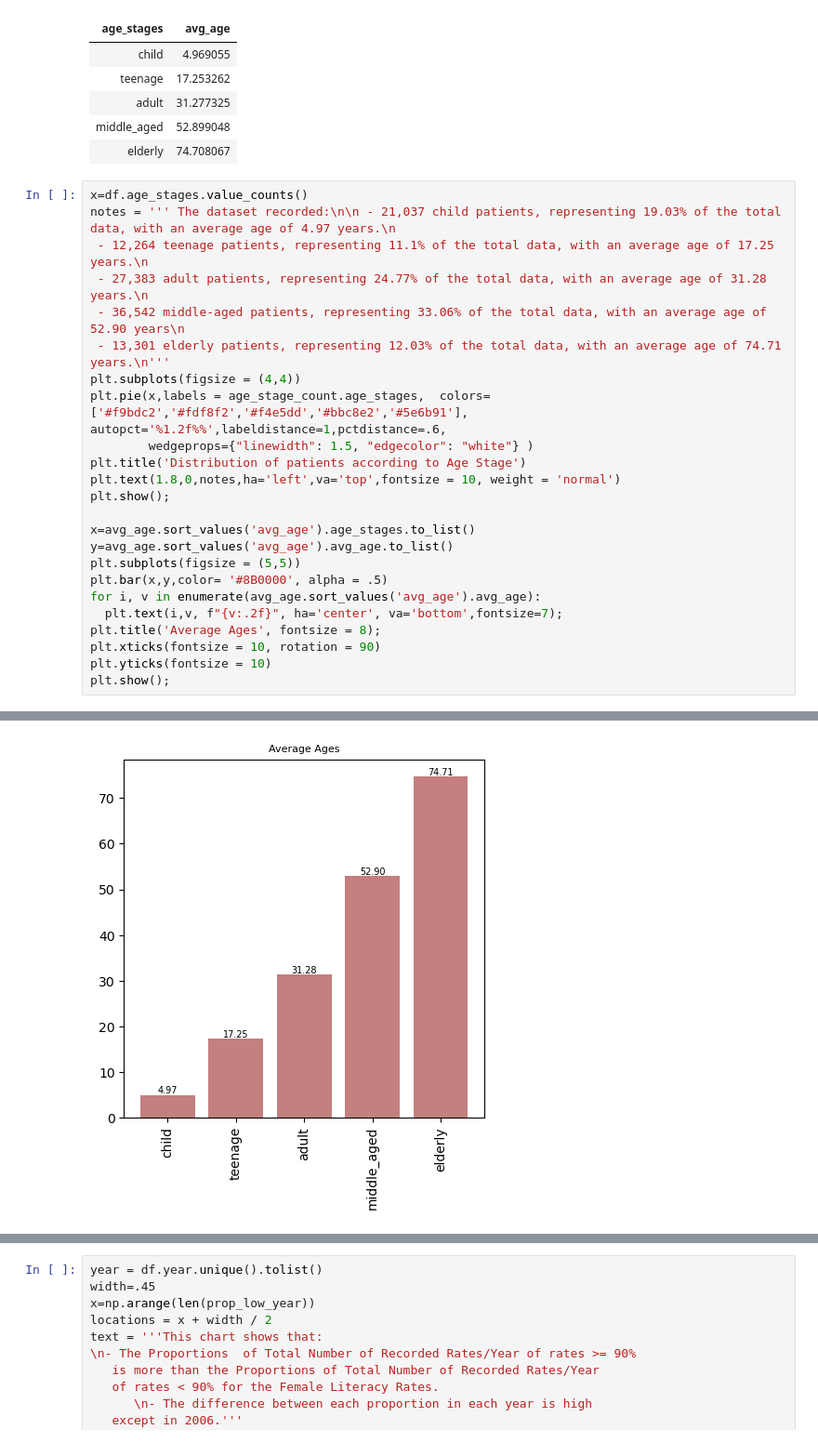
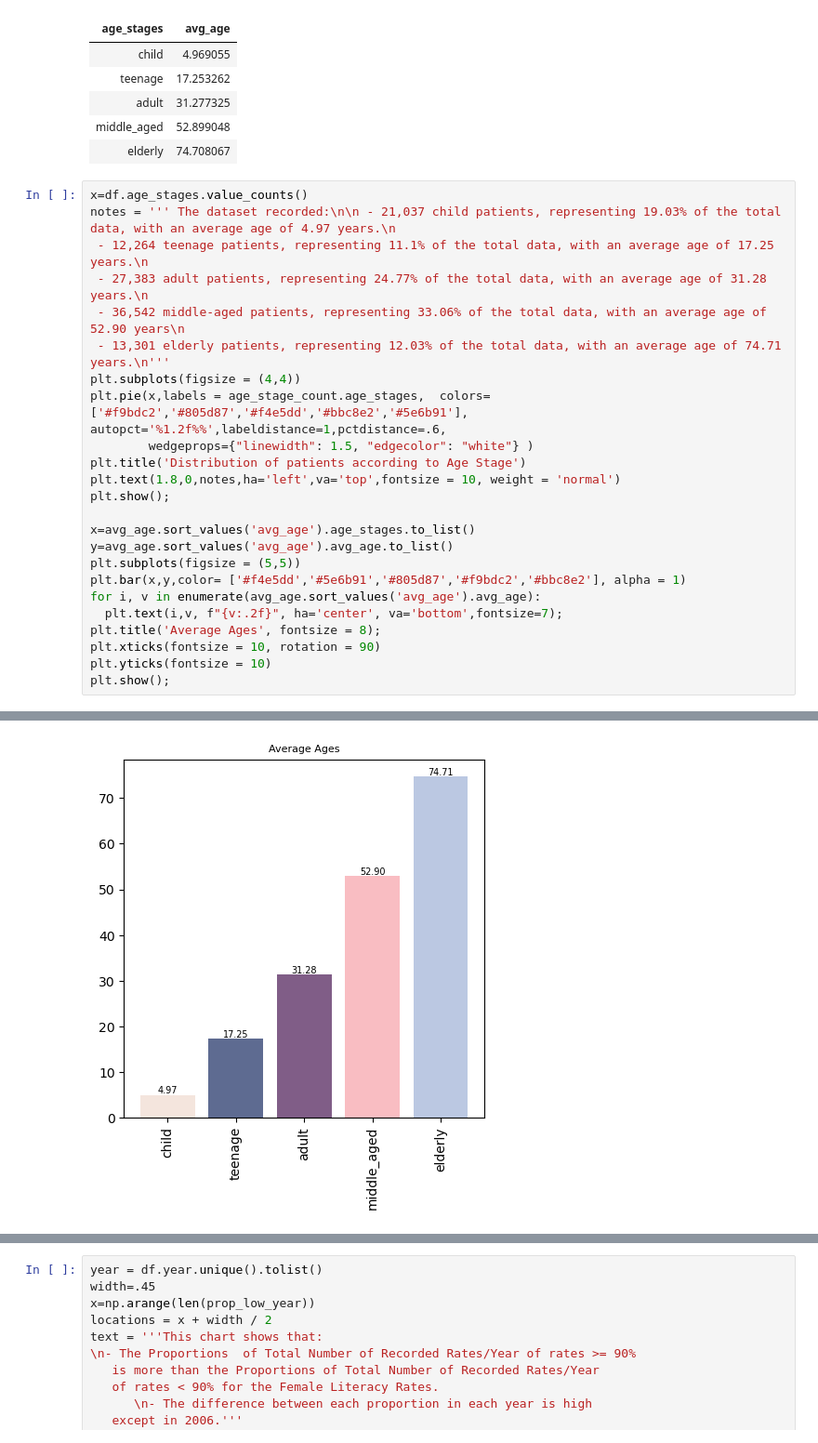
Before and after one commit to hend-a-ghafour/No-Show-Appointments, a Jupyter notebook: no_show_appointments.ipynb, the cells around one changed output, grey strips where cells are left out. Shown: that part at 93% size. Saved outputs shown, nothing was run; the diff lists cells and outputs as text.

Commit message:
adjusting colors

```diff
--- a/no_show_appointments.ipynb
+++ b/no_show_appointments.ipynb
@@ -554,7 +554,7 @@ notes = ''' The dataset recorded:\n\n - 21,037 child patients, representing 19.0
  - 36,542 middle-aged patients, representing 33.06% of the total data, with an average age of 52.90 years\n
  - 13,301 elderly patients, representing 12.03% of the total data, with an average age of 74.71 years.\n'''
 plt.subplots(figsize = (4,4))
-plt.pie(x,labels = age_stage_count.age_stages,  colors= ['#f9bdc2','#fdf8f2','#f4e5dd','#bbc8e2','#5e6b91'], autopct='%1.2f%%',labeldistance=1,pctdistance=.6,
+plt.pie(x,labels = age_stage_count.age_stages,  colors= ['#f9bdc2','#805d87','#f4e5dd','#bbc8e2','#5e6b91'], autopct='%1.2f%%',labeldistance=1,pctdistance=.6,
         wedgeprops={"linewidth": 1.5, "edgecolor": "white"} )
 plt.title('Distribution of patients according to Age Stage')
 plt.text(1.8,0,notes,ha='left',va='top',fontsize = 10, weight = 'normal')
@@ -563,7 +563,7 @@ plt.show();
 x=avg_age.sort_values('avg_age').age_stages.to_list()
 y=avg_age.sort_values('avg_age').avg_age.to_list()
 plt.subplots(figsize = (5,5))
-plt.bar(x,y,color= '#8B0000', alpha = .5)
+plt.bar(x,y,color= ['#f4e5dd','#5e6b91','#805d87','#f9bdc2','#bbc8e2'], alpha = 1)
 for i, v in enumerate(avg_age.sort_values('avg_age').avg_age):
   plt.text(i,v, f"{v:.2f}", ha='center', va='bottom',fontsize=7);
 plt.title('Average Ages', fontsize = 8);
@@ -575 +575 @@ plt.show();
-[figure, old version]
+[figure, new version]
```
Also changed, not shown: parts of 5 cells of this notebook.
